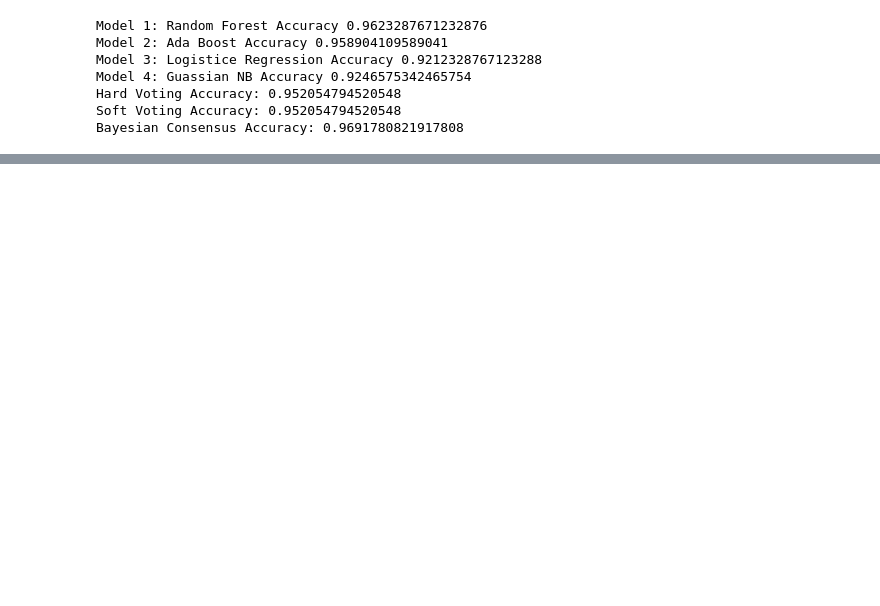
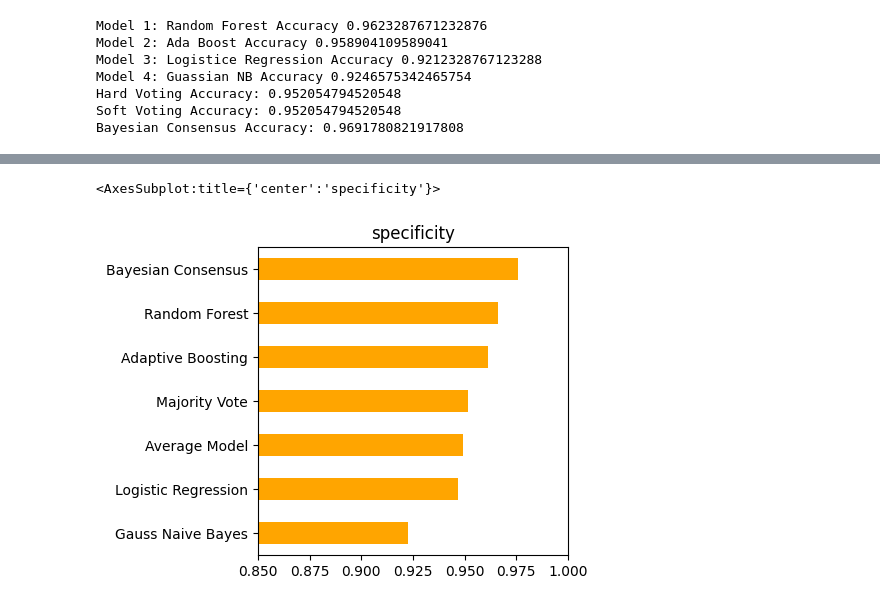
Before and after one commit to LukasPad/Data-Fusion-Group-Project, a Jupyter notebook: voting/voting.ipynb, the cells around one changed output, grey strips where cells are left out. Cells and saved outputs as stored; diff of their text form; code cells hidden in the pictures; blank space fills up the shorter version.

Commit message:
final bayes update

```diff
--- a/voting/voting.ipynb
+++ b/voting/voting.ipynb
@@ -187,3 +188,16 @@ Model 4: Guassian NB Accuracy 0.9246575342465754
 Hard Voting Accuracy: 0.952054794520548
 Soft Voting Accuracy: 0.952054794520548
 Bayesian Consensus Accuracy: 0.9691780821917808
+# %%
+avg_conf = (conf1 + conf2 + conf3 + conf4)/4
+df_res = pd.DataFrame({"accuracy": [], "sensitivity": [], "specificity": [],"f1-score": []})
+labels = ["Random Forest", "Adaptive Boosting", "Logistic Regression", "Gauss Naive Bayes", "Average Model", "Majority Vote", "Bayesian Consensus"]
+conf_matrices = [conf1, conf2, conf3, conf4, avg_conf, confusion_matrix(y_test,y_pred_hard),
+                 confusion_matrix(y_test,y_pred_bayesian)]
+for x in conf_matrices:
+    acc = (x[0][0] + x[1][1]) / (x[0][0] + x[1][0] + x[0][1] + x[1][1])
+    sens = x[0][0] / (x[0][0] + x[0][1])
+    spec = x[1][1] / (x[1][0] + x[1][1])
+    f_score = (2*x[0][0]) / (2*x[0][0] + x[1][0] + x[0][1])
+    df_res = df_res.append(pd.Series([acc, sens, spec, f_score], index = df_res.columns, name = labels.pop(0)))
+df_res
@@ -189,0 +215,10 @@ Bayesian Consensus Accuracy: 0.9691780821917808
+# %%
+#!pip install matplotlib
+from matplotlib import pyplot as plt
+df_res = df_res.sort_values(by=['specificity'])
+
+
+df_res['specificity'].plot.barh(title = 'specificity', figsize = (4,4), xlim = (0.85, 1), color = "orange")
+# %% [output]
+<AxesSubplot:title={'center':'specificity'}>
+[figure, added]
```
Also changed, not shown: parts of 4 cells of this notebook.
